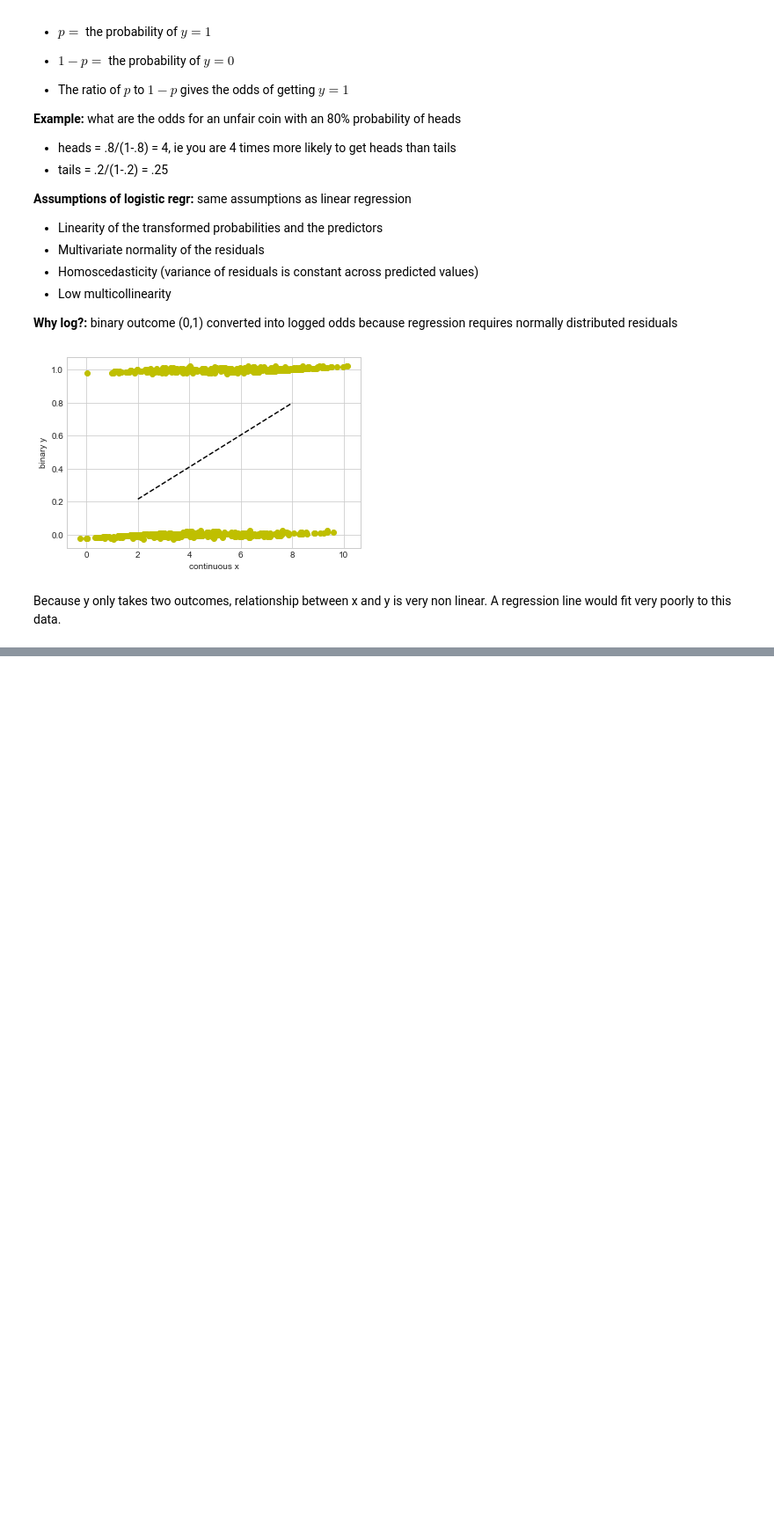
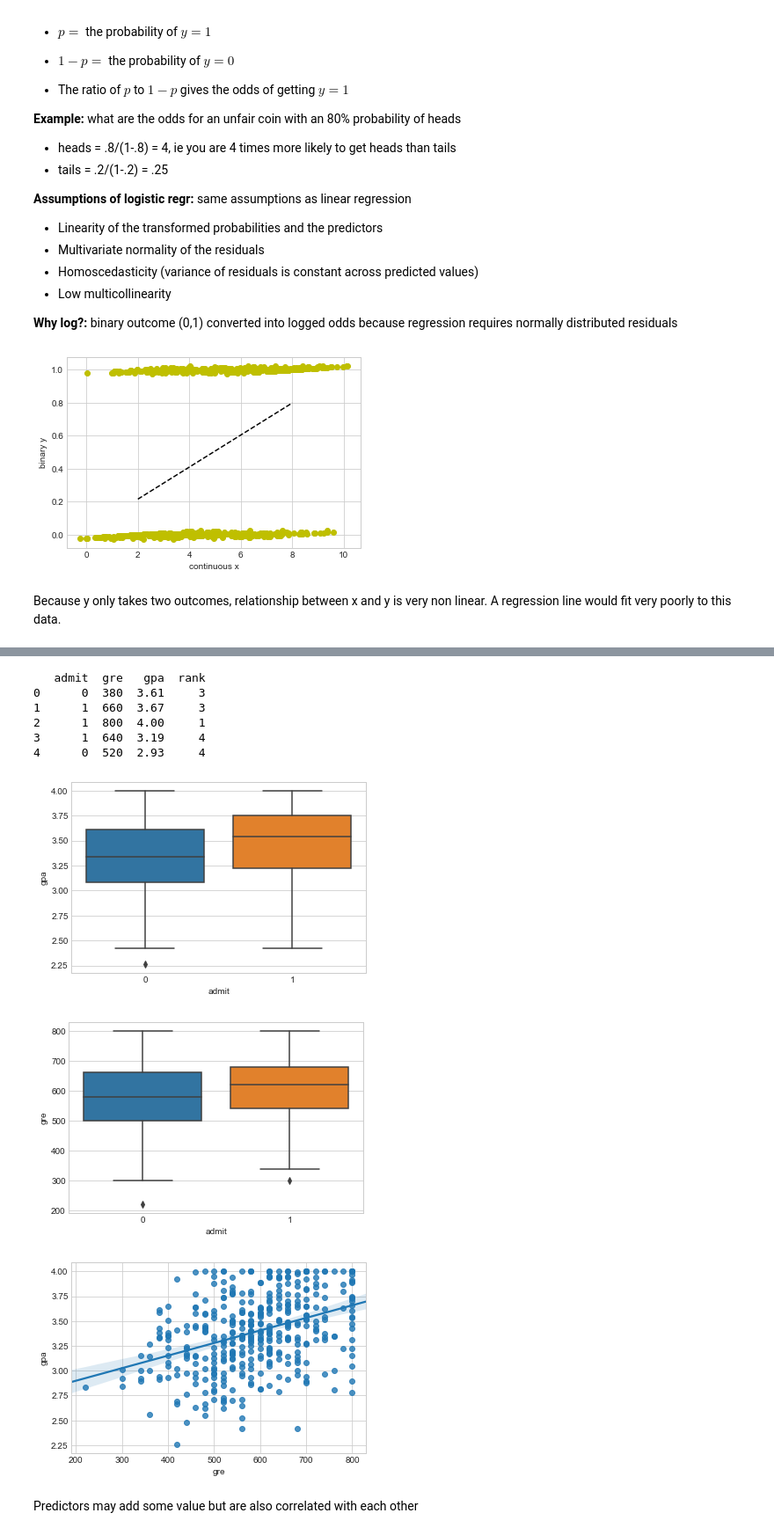
Before and after one commit to brianmcguckin/thinkful_unit_03_deeper_supervised_learning, a Jupyter notebook: 03_03_01_logistic_regression.ipynb, the cells around one changed output, grey strips where cells are left out. Shown: that part at 88% size. Drawn from its saved outputs; the diff is of its cells as text; code cells hidden in the pictures; blank space fills up the shorter version.

```diff
--- a/03_03_01_logistic_regression.ipynb
+++ b/03_03_01_logistic_regression.ipynb
@@ -72,0 +150,26 @@ Because y only takes two outcomes, relationship between x and y is very non line
+# %%
+#get data
+df = pd.read_csv("https://www.dropbox.com/s/qhf0ocdqb3gh7ni/logistic_regression.csv?dl=1")
+print(df.head())
+
+#bivariate relationships of predictors to admissions outcome
+sns.boxplot(x='admit', y='gpa', data=df)
+plt.show()
+sns.boxplot(x='admit', y='gre', data=df)
+plt.show()
+
+#relationship between predictors
+sns.regplot(x='gre', y='gpa', data=df)
+plt.show()
+# %% [output]
+   admit  gre   gpa  rank
+0      0  380  3.61     3
+1      1  660  3.67     3
+2      1  800  4.00     1
+3      1  640  3.19     4
+4      0  520  2.93     4
+[figure, added]
+[figure, added]
+[figure, added]
+# %% [markdown]
+Predictors may add some value but are also correlated with each other
```
Also changed, not shown: parts of 12 cells of this notebook.
